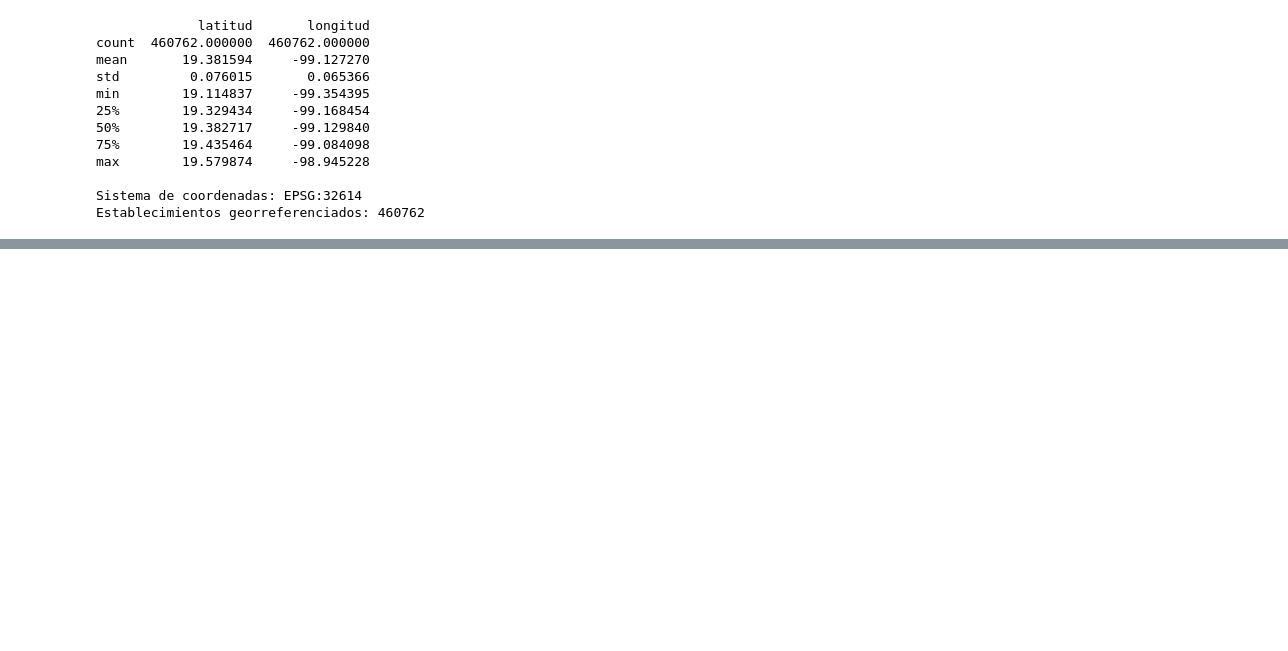
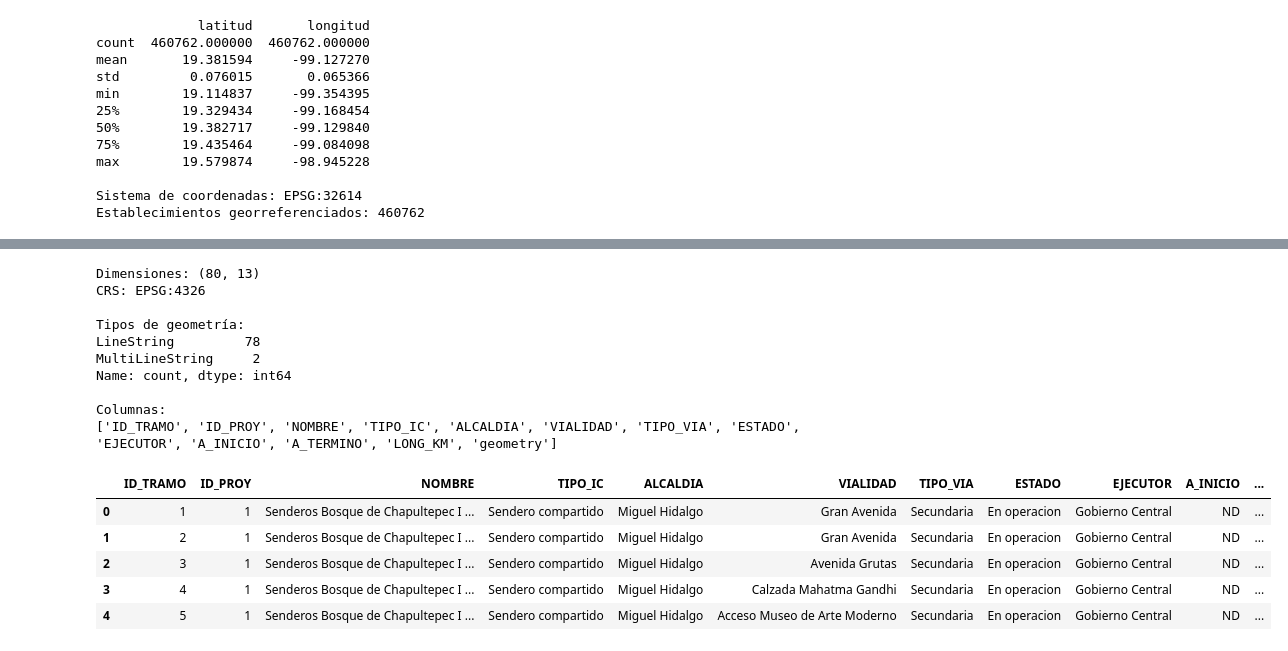
Before and after one commit to VictorHEsp/Titulacion-CD, a Jupyter notebook: Notebooks/EDA_v5.ipynb, the cells around one changed output, grey strips where cells are left out. Saved outputs shown, nothing was run; the diff lists cells and outputs as text; code cells hidden in the pictures; blank space fills up the shorter version.

```diff
--- a/Notebooks/EDA_v5.ipynb
+++ b/Notebooks/EDA_v5.ipynb
@@ -91,0 +632,32 @@ Establecimientos georreferenciados: 460762
+# %%
+ciclovias = gpd.read_file(
+    "../Data/Info_infra_ciclista/infra_vial_ciclista.json"
+)
+
+print("Dimensiones:", ciclovias.shape)
+print("CRS:", ciclovias.crs)
+
+print("\nTipos de geometría:")
+print(ciclovias.geom_type.value_counts())
+
+print("\nColumnas:")
+print(ciclovias.columns.tolist())
+
+display(ciclovias.head())
+# %% [output]
+Dimensiones: (80, 13)
+CRS: EPSG:4326
+
+Tipos de geometría:
+LineString         78
+MultiLineString     2
+Name: count, dtype: int64
+
+Columnas:
+['ID_TRAMO', 'ID_PROY', 'NOMBRE', 'TIPO_IC', 'ALCALDIA', 'VIALIDAD', 'TIPO_VIA', 'ESTADO', 'EJECUTOR', 'A_INICIO', 'A_TERMINO', 'LONG_KM', 'geometry']
+|  | ID_TRAMO | ID_PROY | NOMBRE | TIPO_IC | ALCALDIA | VIALIDAD | TIPO_VIA | ESTADO | EJECUTOR | A_INICIO | ... |
+| 0 | 1 | 1 | Senderos Bosque de Chapultepec I ... | Sendero compartido | Miguel Hidalgo | Gran Avenida | Secundaria | En operacion | Gobierno Central | ND | ... |
+| 1 | 2 | 1 | Senderos Bosque de Chapultepec I ... | Sendero compartido | Miguel Hidalgo | Gran Avenida | Secundaria | En operacion | Gobierno Central | ND | ... |
+| 2 | 3 | 1 | Senderos Bosque de Chapultepec I ... | Sendero compartido | Miguel Hidalgo | Avenida Grutas | Secundaria | En operacion | Gobierno Central | ND | ... |
+| 3 | 4 | 1 | Senderos Bosque de Chapultepec I ... | Sendero compartido | Miguel Hidalgo | Calzada Mahatma Gandhi | Secundaria | En operacion | Gobierno Central | ND | ... |
+| 4 | 5 | 1 | Senderos Bosque de Chapultepec I ... | Sendero compartido | Miguel Hidalgo | Acceso Museo de Arte Moderno | Secundaria | En operacion | Gobierno Central | ND | ... |
```
Also changed, not shown: parts of 36 cells of this notebook, 1 other file.
